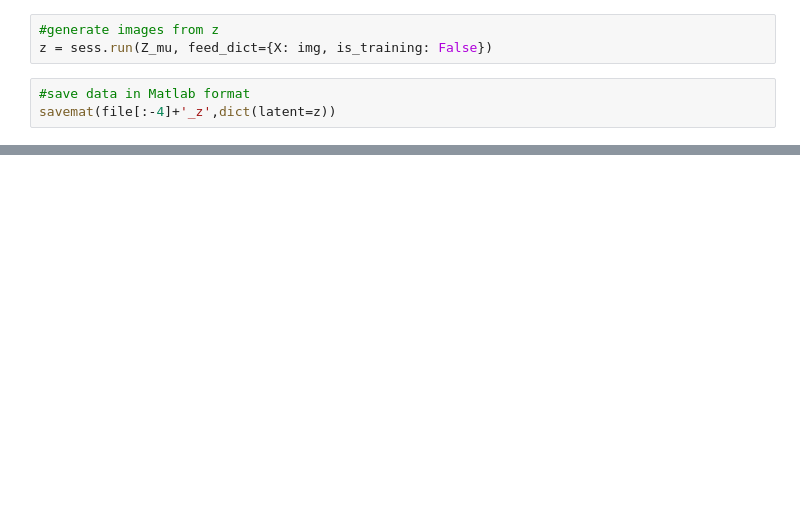
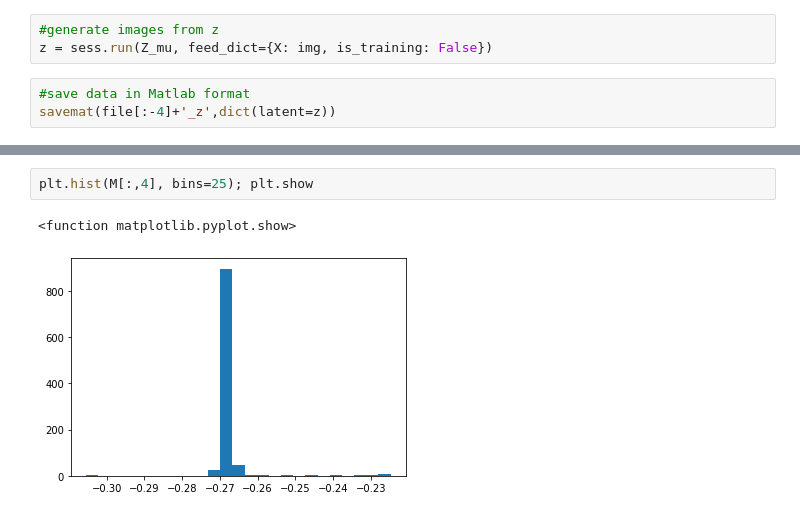
Before and after one commit to SourCherries/VAE-GAN-CelebA, a Jupyter notebook: explore_1.ipynb, the cells around one changed output, grey strips where cells are left out. Cells and saved outputs as stored; diff of their text form; blank space fills up the shorter version.

```diff
--- a/explore_1.ipynb
+++ b/explore_1.ipynb
@@ -54,0 +220,5 @@ plt.hist(z.squeeze())
+# %%
+plt.hist(M[:,4], bins=25); plt.show
+# %% [output]
+<function matplotlib.pyplot.show>
+[figure, added]
```
Also changed, not shown: parts of 43 cells of this notebook.
